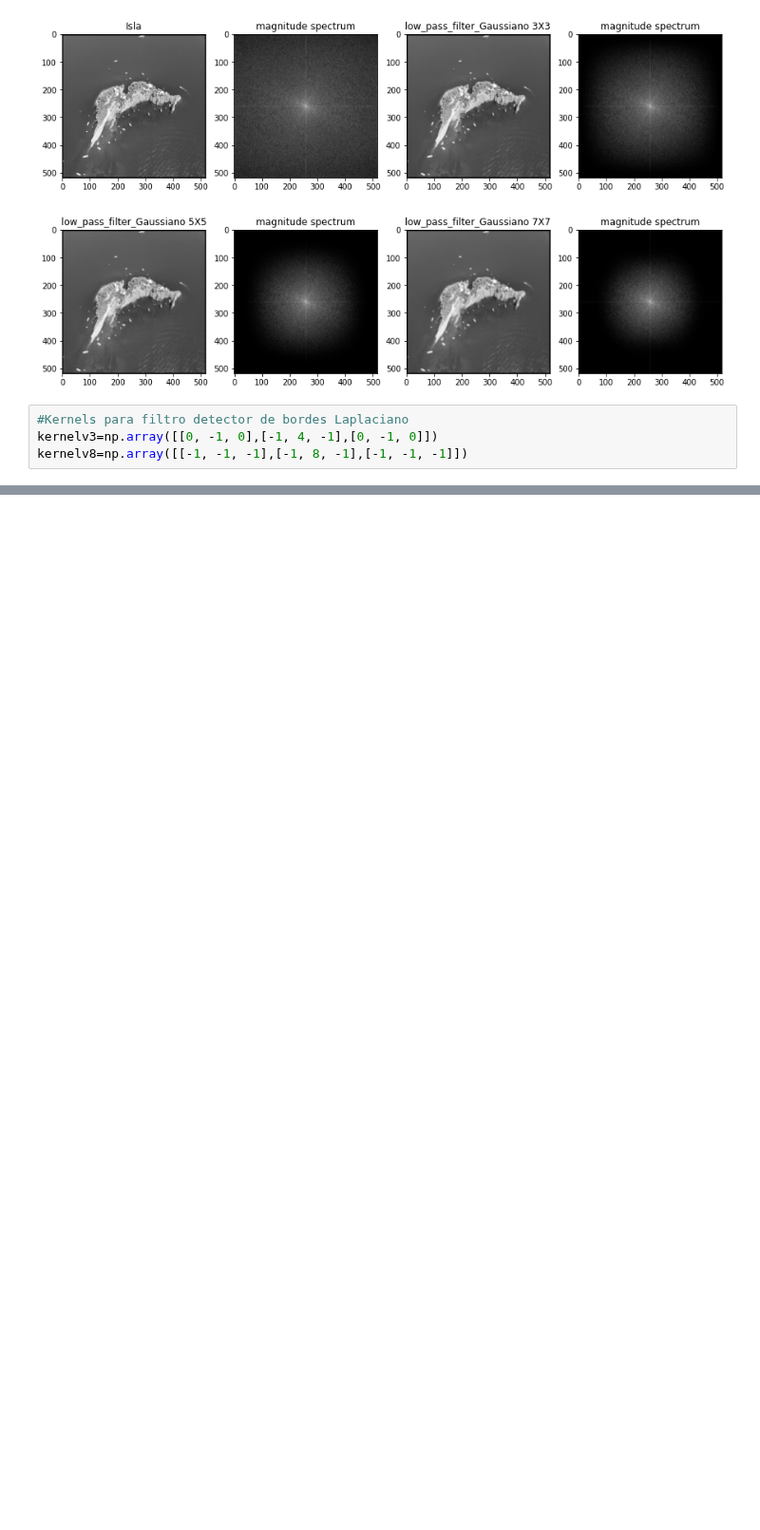
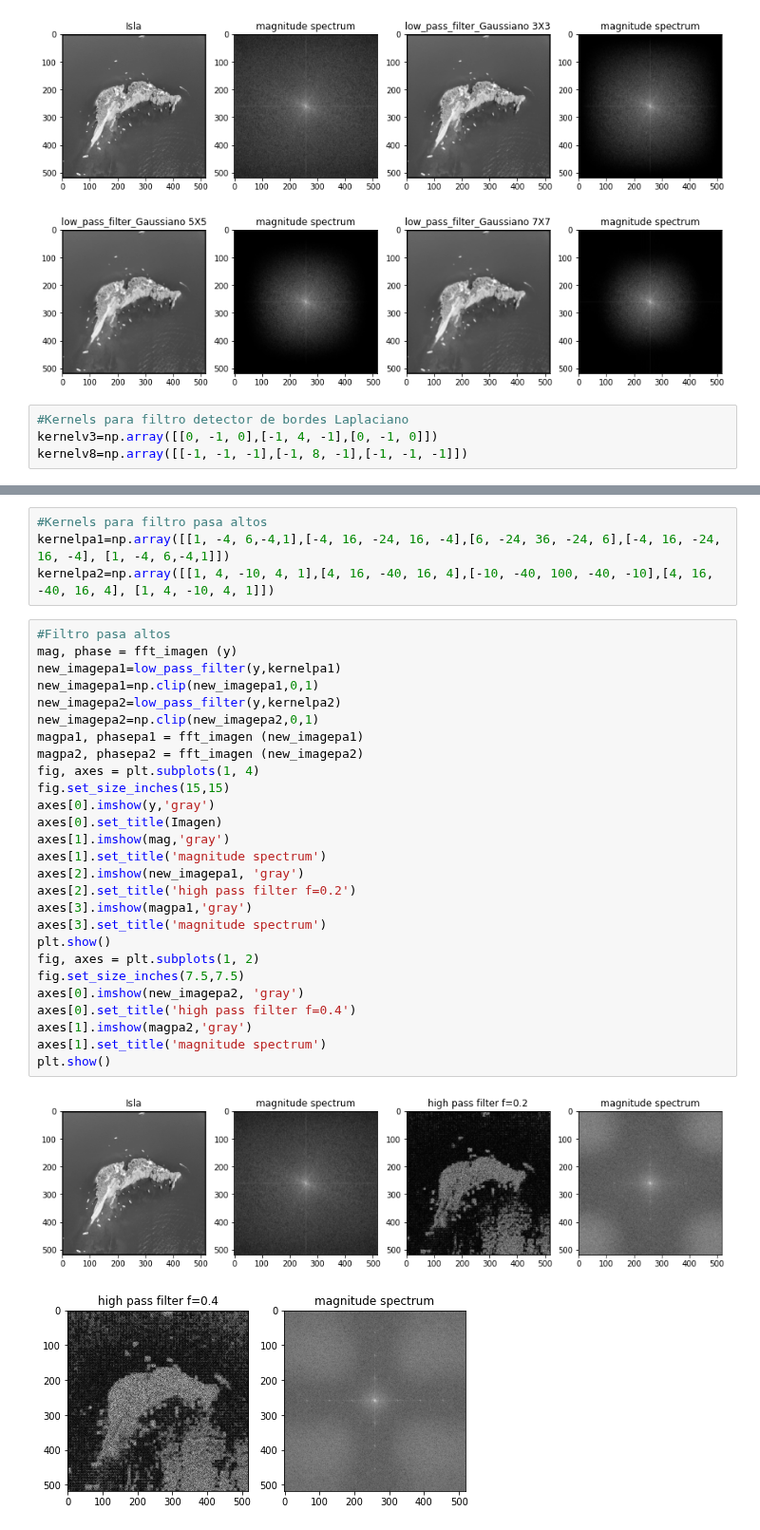
Before and after one commit to RonnyGuevara/COLAB, a Jupyter notebook: TP6/Práctica_6.ipynb, the cells around one changed output, grey strips where cells are left out. Shown at 95% size. Drawn from its saved outputs; the diff is of its cells as text; blank space fills up the shorter version.

```diff
--- a/TP6/Práctica_6.ipynb
+++ b/TP6/Práctica_6.ipynb
@@ -520,0 +480,34 @@ KeyboardInterrupt: ignored
+# %%
+#Kernels para filtro pasa altos
+kernelpa1=np.array([[1, -4, 6,-4,1],[-4, 16, -24, 16, -4],[6, -24, 36, -24, 6],[-4, 16, -24, 16, -4], [1, -4, 6,-4,1]])
+kernelpa2=np.array([[1, 4, -10, 4, 1],[4, 16, -40, 16, 4],[-10, -40, 100, -40, -10],[4, 16, -40, 16, 4], [1, 4, -10, 4, 1]])
+# %%
+#Filtro pasa altos
+mag, phase = fft_imagen (y)
+new_imagepa1=low_pass_filter(y,kernelpa1)
+new_imagepa1=np.clip(new_imagepa1,0,1)
+new_imagepa2=low_pass_filter(y,kernelpa2)
+new_imagepa2=np.clip(new_imagepa2,0,1)
+magpa1, phasepa1 = fft_imagen (new_imagepa1)
+magpa2, phasepa2 = fft_imagen (new_imagepa2)
+fig, axes = plt.subplots(1, 4)
+fig.set_size_inches(15,15)
+axes[0].imshow(y,'gray')
+axes[0].set_title(Imagen)
+axes[1].imshow(mag,'gray')
+axes[1].set_title('magnitude spectrum')
+axes[2].imshow(new_imagepa1, 'gray')
+axes[2].set_title('high pass filter f=0.2')
+axes[3].imshow(magpa1,'gray')
+axes[3].set_title('magnitude spectrum')
+plt.show()
+fig, axes = plt.subplots(1, 2)
+fig.set_size_inches(7.5,7.5)
+axes[0].imshow(new_imagepa2, 'gray')
+axes[0].set_title('high pass filter f=0.4')
+axes[1].imshow(magpa2,'gray')
+axes[1].set_title('magnitude spectrum')
+plt.show()
+# %% [output]
+[figure, added]
+[figure, added]
```
Also changed, not shown: parts of 9 cells of this notebook.
